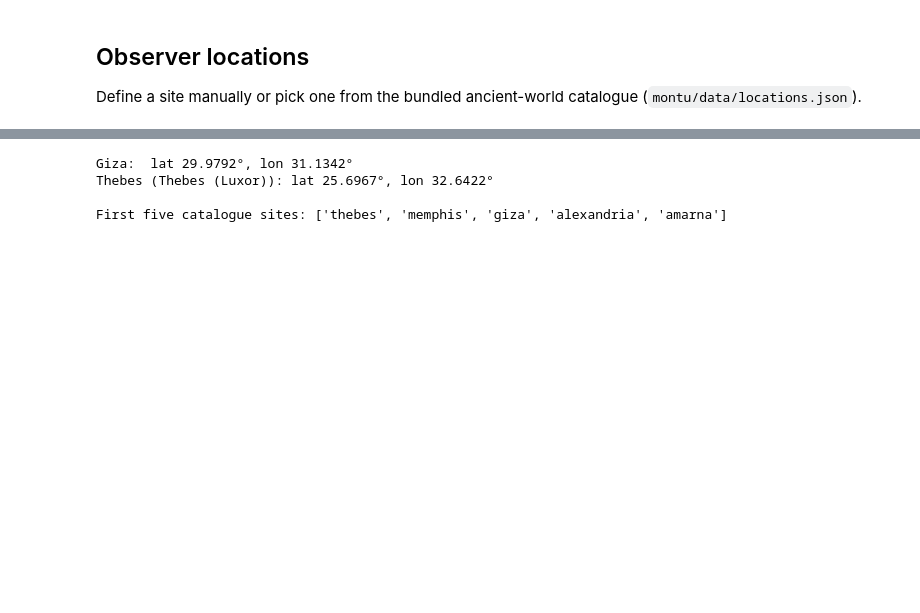
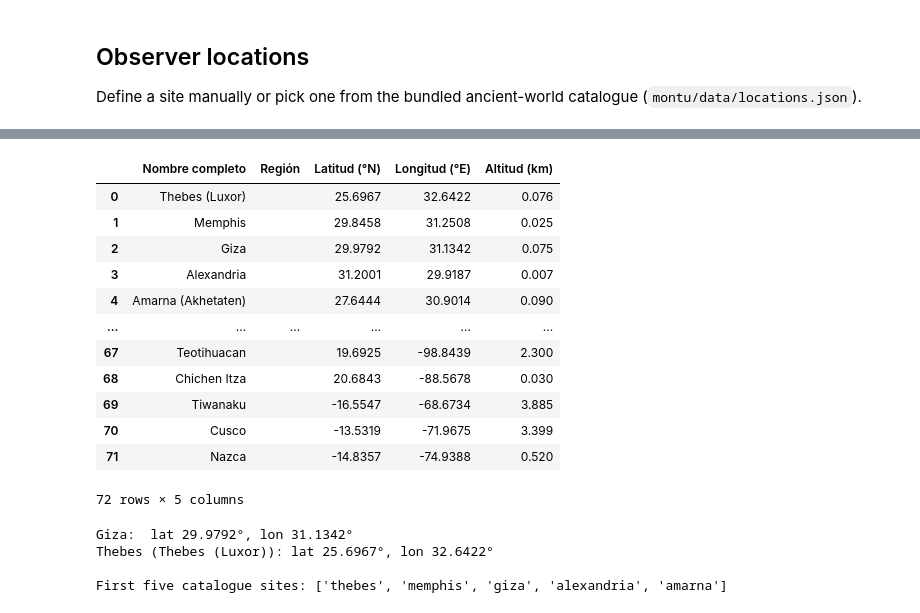
Before and after one commit to seap-udea/MontuPython, a Jupyter notebook: examples/inprogress/MontuPython-CodeSnippets.ipynb, the cells around one changed output, grey strips where cells are left out. Saved outputs shown, nothing was run; the diff lists cells and outputs as text; code cells hidden in the pictures; blank space fills up the shorter version.

```diff
--- a/examples/inprogress/MontuPython-CodeSnippets.ipynb
+++ b/examples/inprogress/MontuPython-CodeSnippets.ipynb
@@ -38,7 +38,7 @@ mn.D2S(lat), mn.D2S(lon), mn.S2D(hour)
 # %% [output]
 ('29:58:45.120', '31:08:03.120', 12.395833333333332)
 # %%
-planetary_data = mn.Util.load_planets()
+planetary_data = mn.physics.load_planets()
 ## MOVE TO PHYSICS MODULE
 
 Req_mars = planetary_data.loc['Mars','Requatorial']
@@ -57,7 +57,7 @@ Mars polar radius: 3382.81 km
 Mars mean radius: 3389.50 km
 Mars flattening: 1/253.83
 # %%
-planetary_data = mn.Util.load_planets()
+planetary_data = mn.load_planets()
 Rmean_earth = planetary_data.loc['Earth','Rmean']
 
 lat1 = mn.S2D('6:16:20')
@@ -201,3 +250,41 @@ Define a site manually or pick one from the bundled ancient-world catalogue (`mo
+# %%
+# Mostrar nombre completo, región y coordenadas (latitud, longitud, altura)
+obs_names = mn.Observer.list()
+
+# Cargar cada sitio con Observer(site=<site>) para obtener propiedades
+site_rows = []
+for site in obs_names:
+    obs = mn.Observer(site=site)
+    site_rows.append({
+        'Nombre completo': getattr(obs, 'site_name', site),
+        'Región': getattr(obs, 'region', ''),
+        'Latitud (°N)': getattr(obs, 'lat', ''),
+        'Longitud (°E)': getattr(obs, 'lon', ''),
+        'Altitud (km)': getattr(obs, 'height', ''),
+    })
+
+import pandas as pd
+df_obs = pd.DataFrame(site_rows)
+
+# Usar TABLE_DF para visualización bonita si está disponible, sino fallback a display()
+try:
+    TABLE_DF(df_obs)
+except NameError:
+    display(df_obs)
+# %% [output]
+|  | Nombre completo | Región | Latitud (°N) | Longitud (°E) | Altitud (km) |
+| 0 | Thebes (Luxor) |  | 25.6967 | 32.6422 | 0.076 |
+| 1 | Memphis |  | 29.8458 | 31.2508 | 0.025 |
+| 2 | Giza |  | 29.9792 | 31.1342 | 0.075 |
+| 3 | Alexandria |  | 31.2001 | 29.9187 | 0.007 |
+| 4 | Amarna (Akhetaten) |  | 27.6444 | 30.9014 | 0.090 |
+| ... | ... | ... | ... | ... | ... |
+| 67 | Teotihuacan |  | 19.6925 | -98.8439 | 2.300 |
+| 68 | Chichen Itza |  | 20.6843 | -88.5678 | 0.030 |
+| 69 | Tiwanaku |  | -16.5547 | -68.6734 | 3.885 |
+| 70 | Cusco |  | -13.5319 | -71.9675 | 3.399 |
+| 71 | Nazca |  | -14.8357 | -74.9388 | 0.520 |
+72 rows × 5 columns
 # %%
 # Manual coordinates (lon/lat in degrees, height in km)
 giza = mn.Observer(lon=31.1342, lat=29.9792, height=0.075)
```
Also changed, not shown: parts of 15 cells of this notebook, 26 other files.
